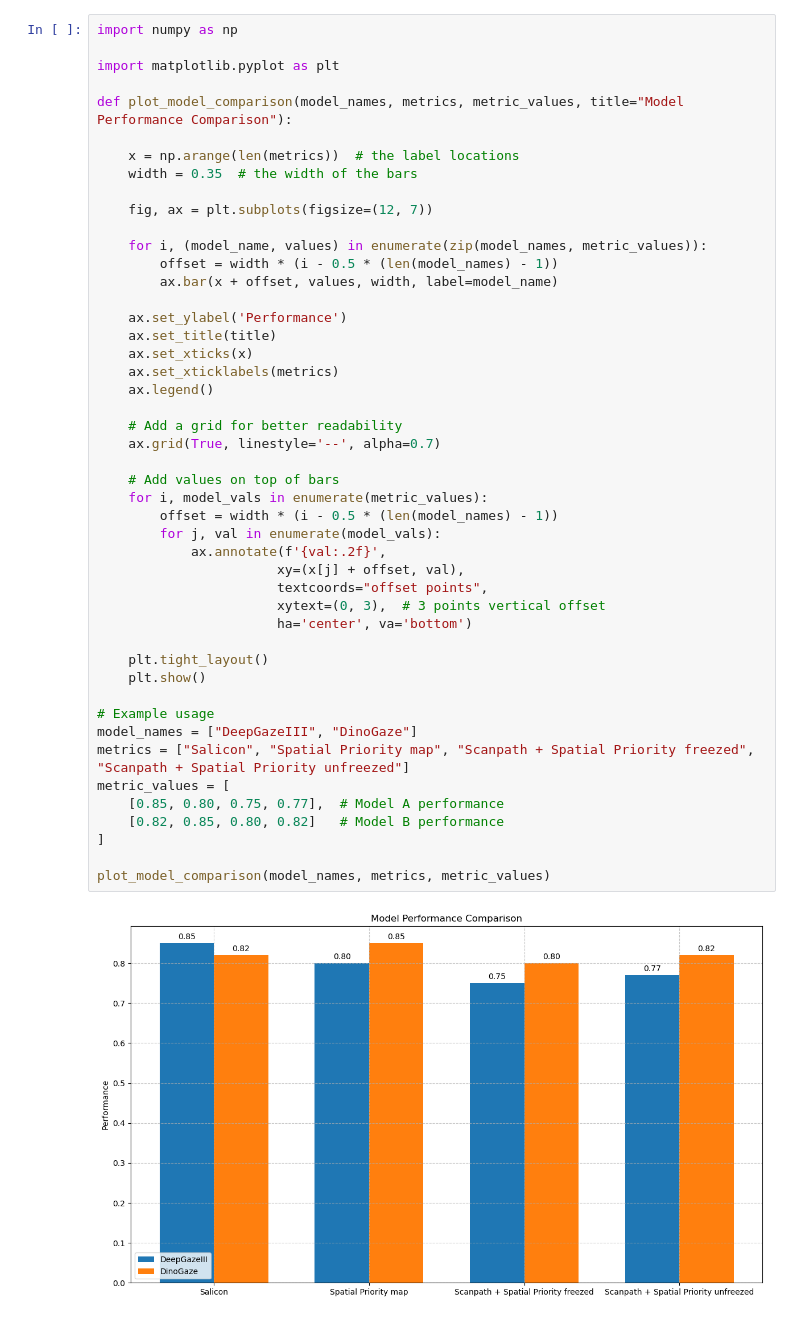
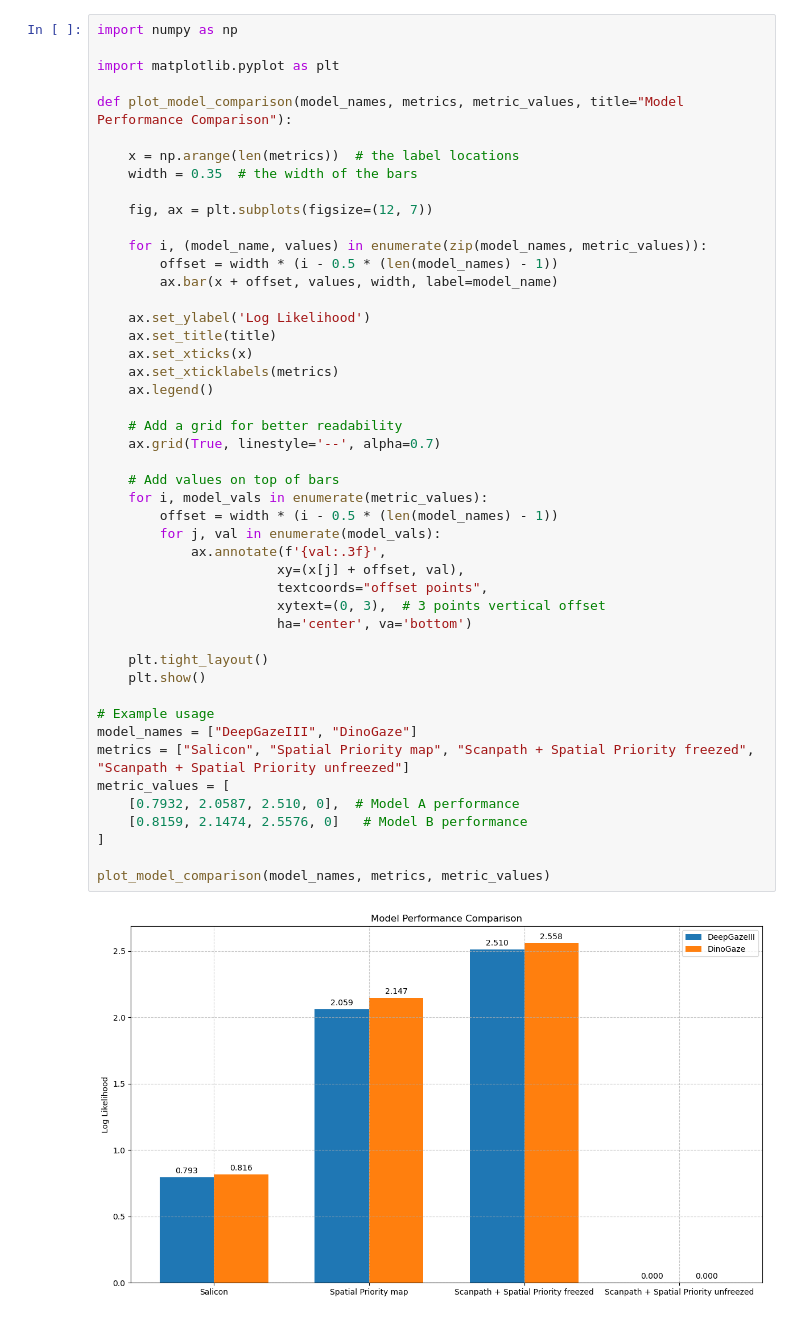
Before and after one commit to MirkoMorello/Decoding_Neural_Dynamics_of_Visual_Perceptual_Segmentation, a Jupyter notebook: notebooks/performances.ipynb, the cells around one changed output. Saved outputs shown, nothing was run; the diff lists cells and outputs as text.

Commit message:
plots of different models performances

```diff
--- a/notebooks/performances.ipynb
+++ b/notebooks/performances.ipynb
@@ -14,36 +14,36 @@ def plot_model_comparison(model_names, metrics, metric_values, title="Model Perf
         offset = width * (i - 0.5 * (len(model_names) - 1))
         ax.bar(x + offset, values, width, label=model_name)
 
-    ax.set_ylabel('Performance')
+    ax.set_ylabel('Log Likelihood')
     ax.set_title(title)
     ax.set_xticks(x)
     ax.set_xticklabels(metrics)
     ax.legend()
 
     # Add a grid for better readability
     ax.grid(True, linestyle='--', alpha=0.7)
 
     # Add values on top of bars
     for i, model_vals in enumerate(metric_values):
         offset = width * (i - 0.5 * (len(model_names) - 1))
         for j, val in enumerate(model_vals):
-            ax.annotate(f'{val:.2f}',
+            ax.annotate(f'{val:.3f}',
                        xy=(x[j] + offset, val),
                        textcoords="offset points",
                        xytext=(0, 3),  # 3 points vertical offset
                        ha='center', va='bottom')
 
     plt.tight_layout()
     plt.show()
 
 # Example usage
 model_names = ["DeepGazeIII", "DinoGaze"]
 metrics = ["Salicon", "Spatial Priority map", "Scanpath + Spatial Priority freezed", "Scanpath + Spatial Priority unfreezed"]
 metric_values = [
-    [0.85, 0.80, 0.75, 0.77],  # Model A performance
-    [0.82, 0.85, 0.80, 0.82]   # Model B performance
+    [0.7932, 2.0587, 2.510, 0],  # Model A performance
+    [0.8159, 2.1474, 2.5576, 0]   # Model B performance
 ]
 
 plot_model_comparison(model_names, metrics, metric_values)
 # %% [output]
-[figure, old version]
+[figure, new version]
```
Also changed, not shown: parts of 1 cell of this notebook.
